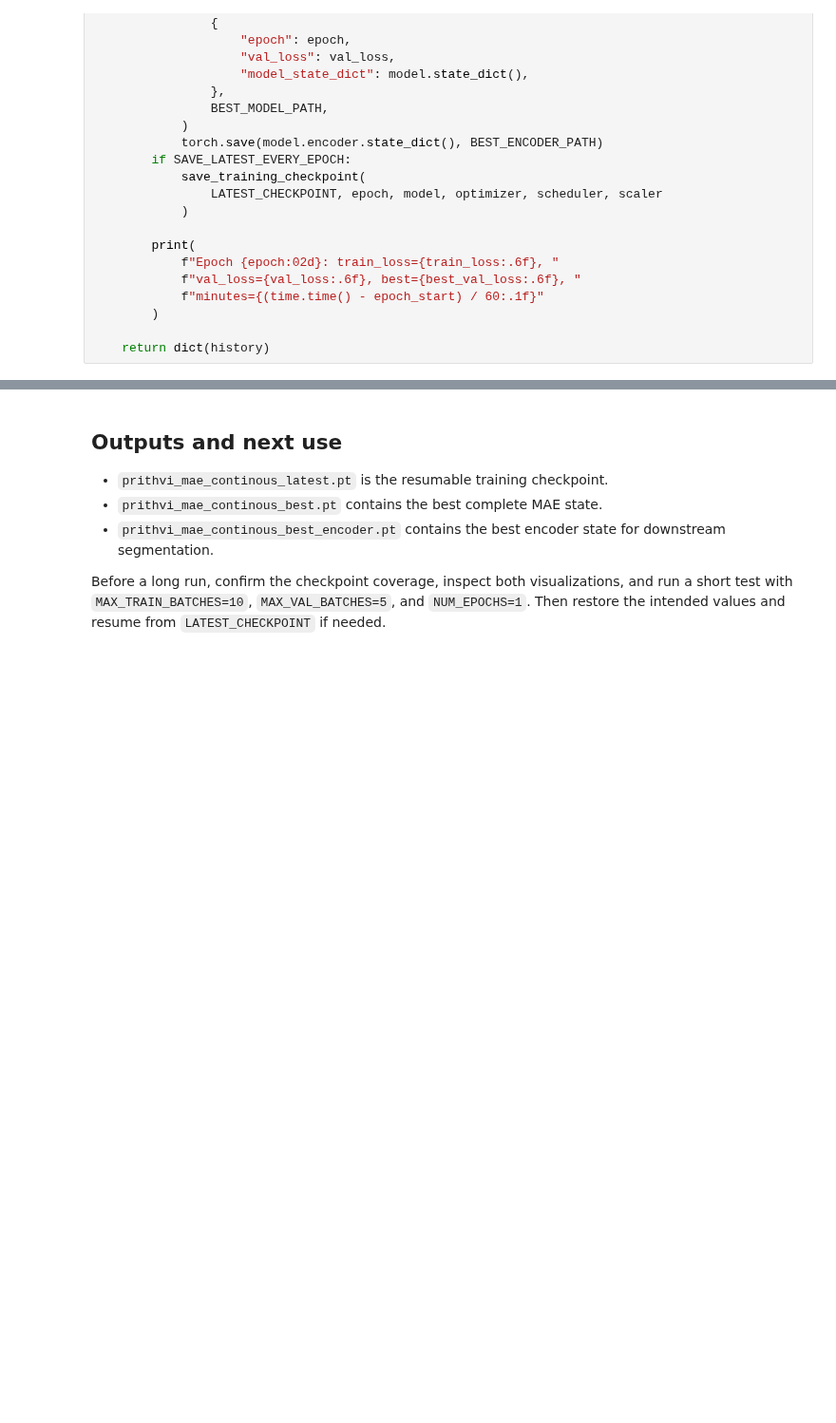
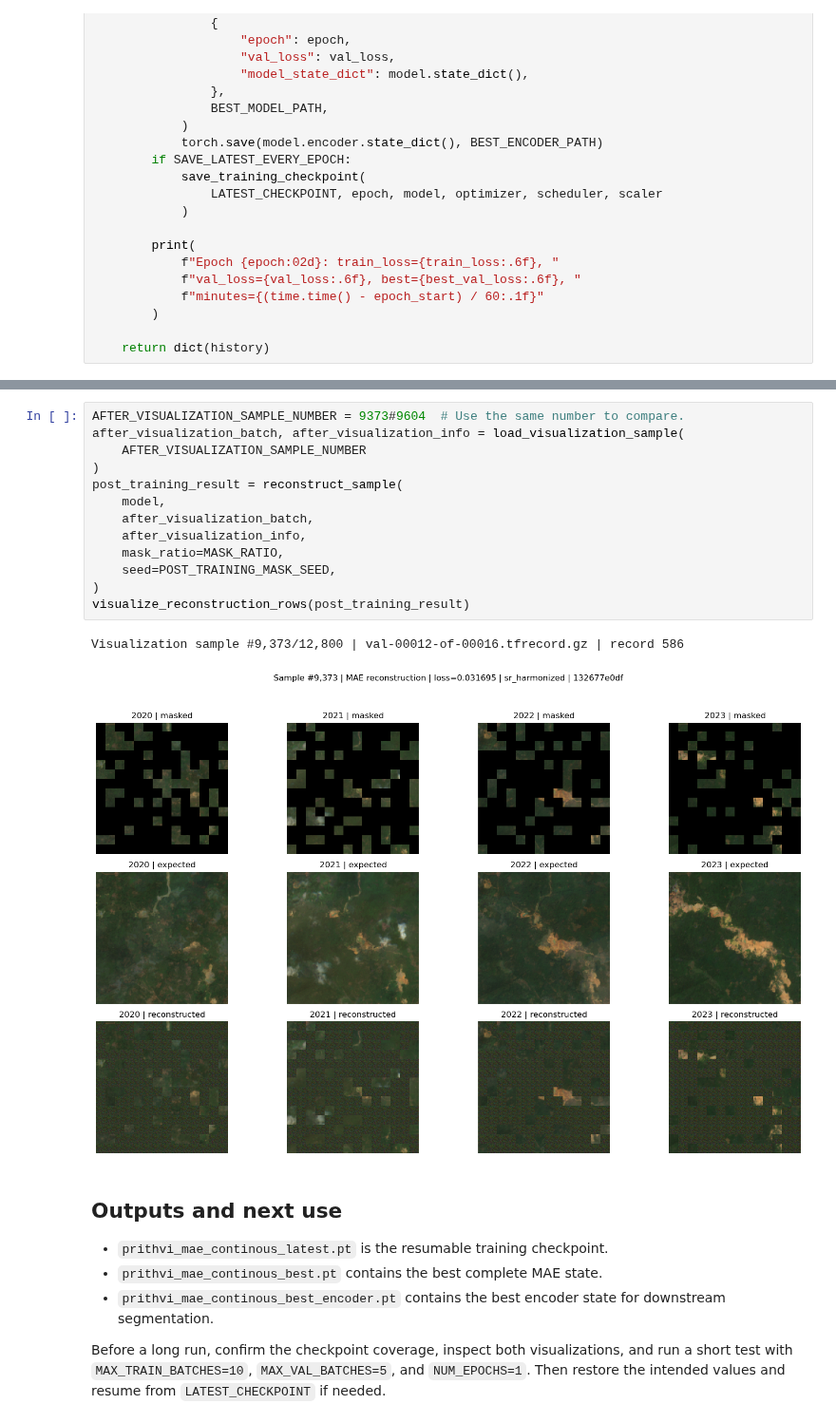
Before and after one commit to easare377/Prithvi-EO-Segmentation, a Jupyter notebook: Continous_pretrain.ipynb, the cells around one changed output, grey strips where cells are left out. Shown at 95% size. Saved outputs shown, nothing was run; the diff lists cells and outputs as text; blank space fills up the shorter version.

```diff
--- a/Continous_pretrain.ipynb
+++ b/Continous_pretrain.ipynb
@@ -904,3 +1066,19 @@ visualize_reconstruction_rows(post_training_result)
+# %%
+AFTER_VISUALIZATION_SAMPLE_NUMBER = 9373#9604  # Use the same number to compare.
+after_visualization_batch, after_visualization_info = load_visualization_sample(
+    AFTER_VISUALIZATION_SAMPLE_NUMBER
+)
+post_training_result = reconstruct_sample(
+    model,
+    after_visualization_batch,
+    after_visualization_info,
+    mask_ratio=MASK_RATIO,
+    seed=POST_TRAINING_MASK_SEED,
+)
+visualize_reconstruction_rows(post_training_result)
+# %% [output]
+Visualization sample #9,373/12,800 | val-00012-of-00016.tfrecord.gz | record 586
+[figure, added]
 # %% [markdown]
 ## Outputs and next use
 
```
Also changed, not shown: parts of 13 cells of this notebook, 1 other file.
